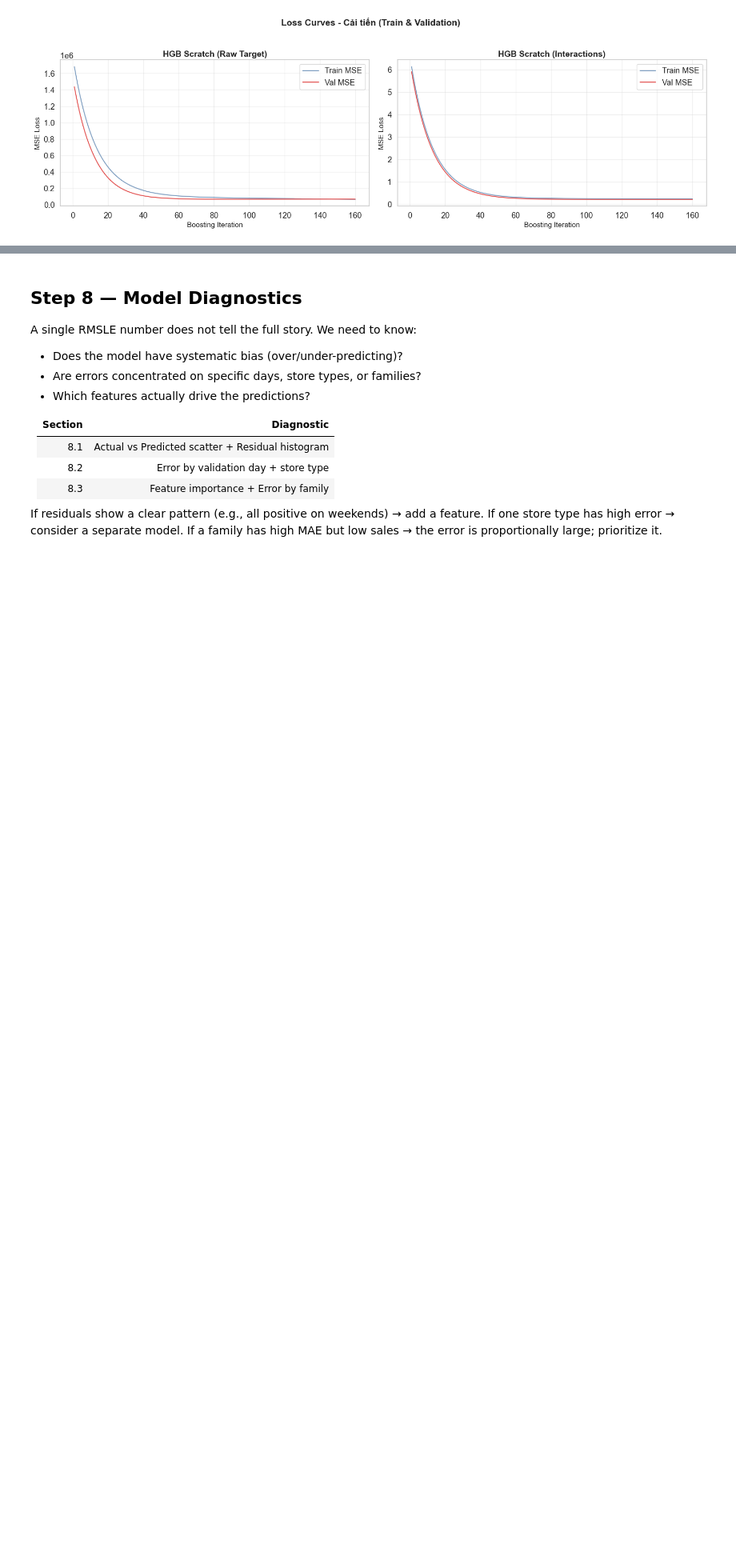
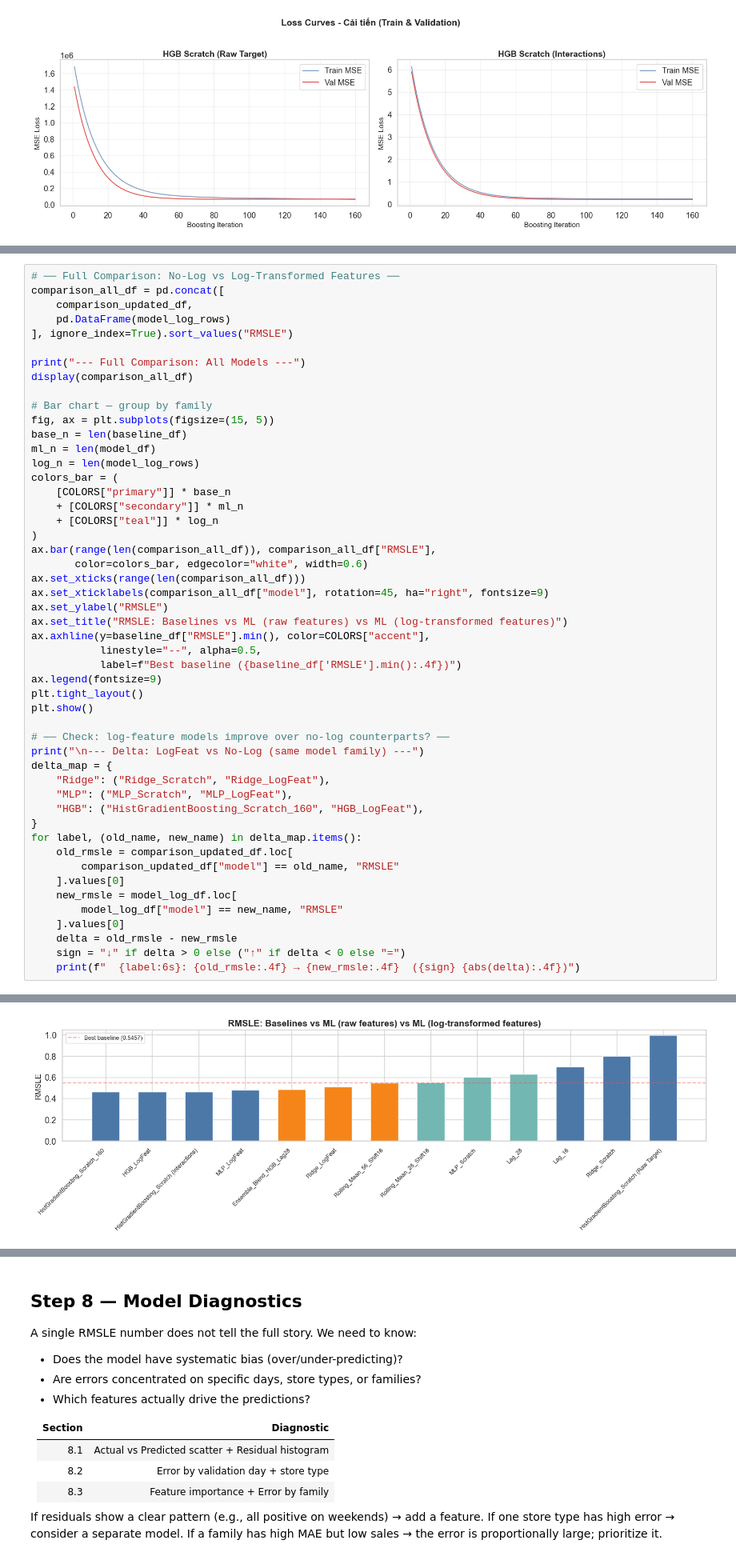
Before and after one commit to QuangManhAI/lab02-machine-learning, a Jupyter notebook: notebooks/store_sales_forecasting_new_data.ipynb, the cells around one changed output, grey strips where cells are left out. Shown at 80% size. Drawn from its saved outputs; the diff is of its cells as text; blank space fills up the shorter version.

```diff
--- a/notebooks/store_sales_forecasting_new_data.ipynb
+++ b/notebooks/store_sales_forecasting_new_data.ipynb
@@ -1475,0 +1589,51 @@ plt.show()
+# %%
+# ── Full Comparison: No-Log vs Log-Transformed Features ──
+comparison_all_df = pd.concat([
+    comparison_updated_df,
+    pd.DataFrame(model_log_rows)
+], ignore_index=True).sort_values("RMSLE")
+
+print("--- Full Comparison: All Models ---")
+display(comparison_all_df)
+
+# Bar chart — group by family
+fig, ax = plt.subplots(figsize=(15, 5))
+base_n = len(baseline_df)
+ml_n = len(model_df)
+log_n = len(model_log_rows)
+colors_bar = (
+    [COLORS["primary"]] * base_n
+    + [COLORS["secondary"]] * ml_n
+    + [COLORS["teal"]] * log_n
+)
+ax.bar(range(len(comparison_all_df)), comparison_all_df["RMSLE"],
+       color=colors_bar, edgecolor="white", width=0.6)
+ax.set_xticks(range(len(comparison_all_df)))
+ax.set_xticklabels(comparison_all_df["model"], rotation=45, ha="right", fontsize=9)
+ax.set_ylabel("RMSLE")
+ax.set_title("RMSLE: Baselines vs ML (raw features) vs ML (log-transformed features)")
+ax.axhline(y=baseline_df["RMSLE"].min(), color=COLORS["accent"],
+           linestyle="--", alpha=0.5,
+           label=f"Best baseline ({baseline_df['RMSLE'].min():.4f})")
+ax.legend(fontsize=9)
+plt.tight_layout()
+plt.show()
+
+# ── Check: log-feature models improve over no-log counterparts? ──
+print("\n--- Delta: LogFeat vs No-Log (same model family) ---")
+delta_map = {
+    "Ridge": ("Ridge_Scratch", "Ridge_LogFeat"),
+    "MLP": ("MLP_Scratch", "MLP_LogFeat"),
+    "HGB": ("HistGradientBoosting_Scratch_160", "HGB_LogFeat"),
+}
+for label, (old_name, new_name) in delta_map.items():
+    old_rmsle = comparison_updated_df.loc[
+        comparison_updated_df["model"] == old_name, "RMSLE"
+    ].values[0]
+    new_rmsle = model_log_df.loc[
+        model_log_df["model"] == new_name, "RMSLE"
+    ].values[0]
+    delta = old_rmsle - new_rmsle
+    sign = "↓" if delta > 0 else ("↑" if delta < 0 else "=")
+    print(f"  {label:6s}: {old_rmsle:.4f} → {new_rmsle:.4f}  ({sign} {abs(delta):.4f})")
+# %% [output]
@@ -1475,0 +1655 @@ plt.show()
+[figure, added]
```
Also changed, not shown: parts of 5 cells of this notebook, 1 other file.
